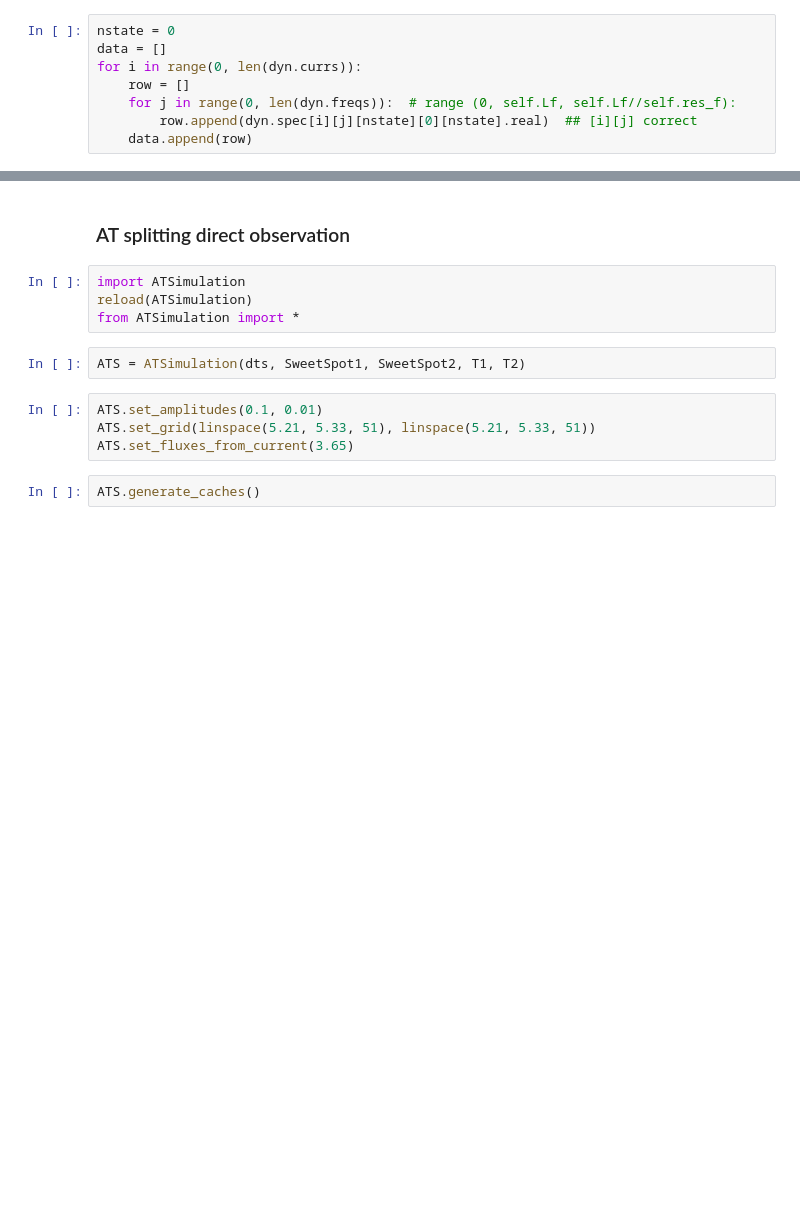
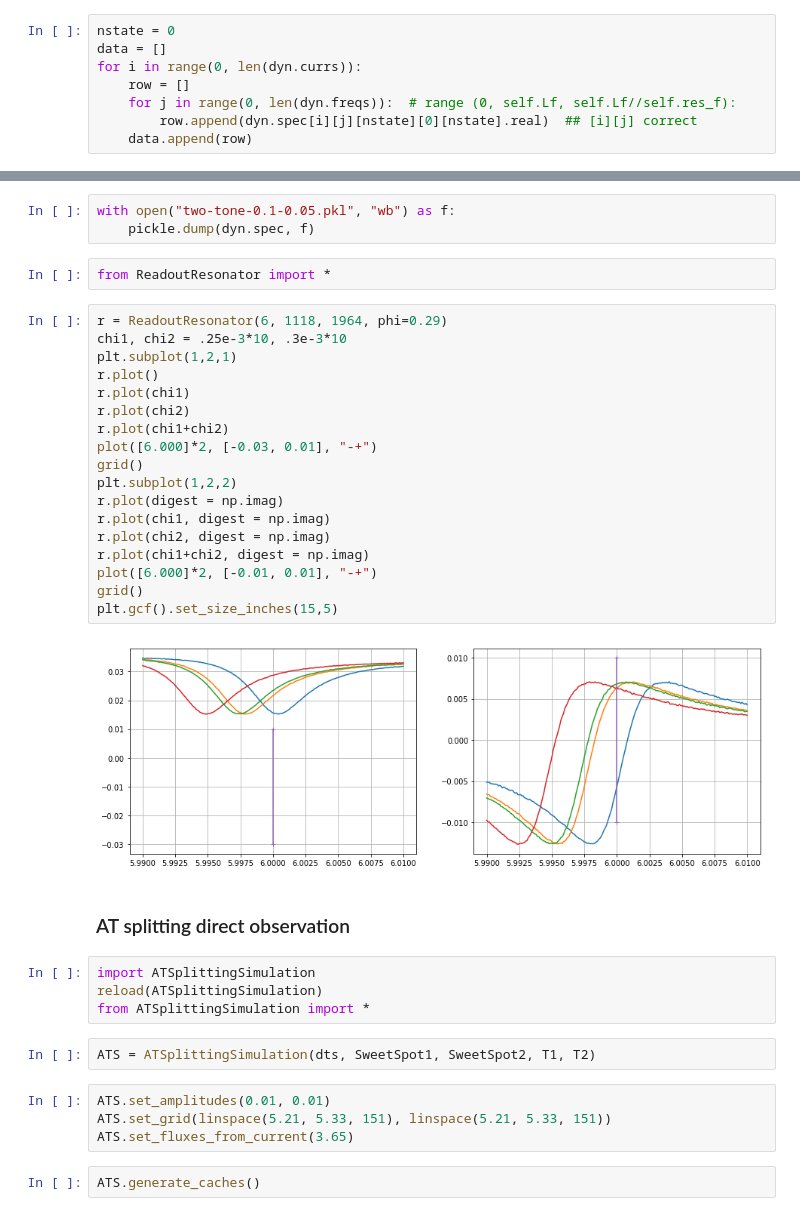
Before and after one commit to vdrhtc/Examples, a Jupyter notebook: two-transmons/Two-qubit AT simulations.ipynb, the cells around one changed output, grey strips where cells are left out. Drawn from its saved outputs; the diff is of its cells as text; blank space fills up the shorter version.

Commit message:
Running simulations

```diff
--- a/two-transmons/Two-qubit AT simulations.ipynb
+++ b/two-transmons/Two-qubit AT simulations.ipynb
@@ -96,14 +121,39 @@ plt.gcf().set_size_inches(15,12)
+# %%
+with open("two-tone-0.1-0.05.pkl", "wb") as f:
+    pickle.dump(dyn.spec, f)
+# %%
+from ReadoutResonator import *
+# %%
+r = ReadoutResonator(6, 1118, 1964, phi=0.29)
+chi1, chi2 = .25e-3*10, .3e-3*10
+plt.subplot(1,2,1)
+r.plot()
+r.plot(chi1)
+r.plot(chi2)
+r.plot(chi1+chi2)
+plot([6.000]*2, [-0.03, 0.01], "-+")
+grid()
+plt.subplot(1,2,2)
+r.plot(digest = np.imag)
+r.plot(chi1, digest = np.imag)
+r.plot(chi2, digest = np.imag)
+r.plot(chi1+chi2, digest = np.imag)
+plot([6.000]*2, [-0.01, 0.01], "-+")
+grid()
+plt.gcf().set_size_inches(15,5)
+# %% [output]
+[figure, added]
 # %% [markdown]
 ### AT splitting direct observation
 # %%
-import ATSimulation
-reload(ATSimulation)
-from ATSimulation import *
+import ATSplittingSimulation
+reload(ATSplittingSimulation)
+from ATSplittingSimulation import *
 # %%
-ATS = ATSimulation(dts, SweetSpot1, SweetSpot2, T1, T2)
+ATS = ATSplittingSimulation(dts, SweetSpot1, SweetSpot2, T1, T2)
 # %%
-ATS.set_amplitudes(0.1, 0.01)
-ATS.set_grid(linspace(5.21, 5.33, 51), linspace(5.21, 5.33, 51))
+ATS.set_amplitudes(0.01, 0.01)
+ATS.set_grid(linspace(5.21, 5.33, 151), linspace(5.21, 5.33, 151))
 ATS.set_fluxes_from_current(3.65)
 # %%
 ATS.generate_caches()
```
Also changed, not shown: parts of 11 cells of this notebook, 2 other files.
